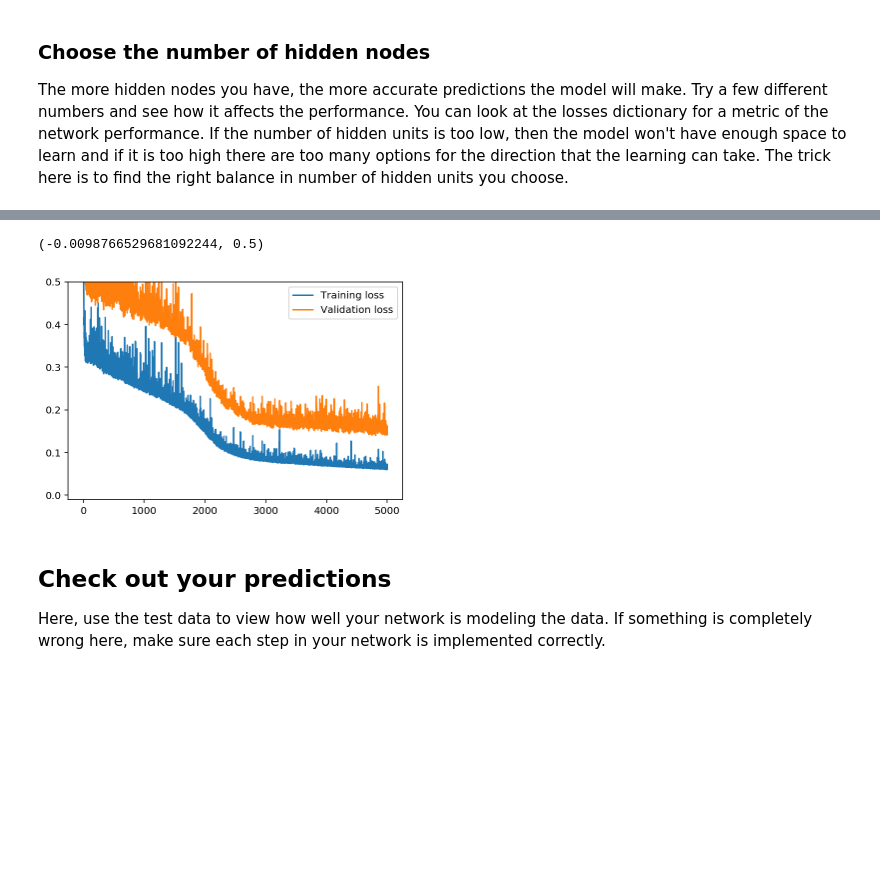
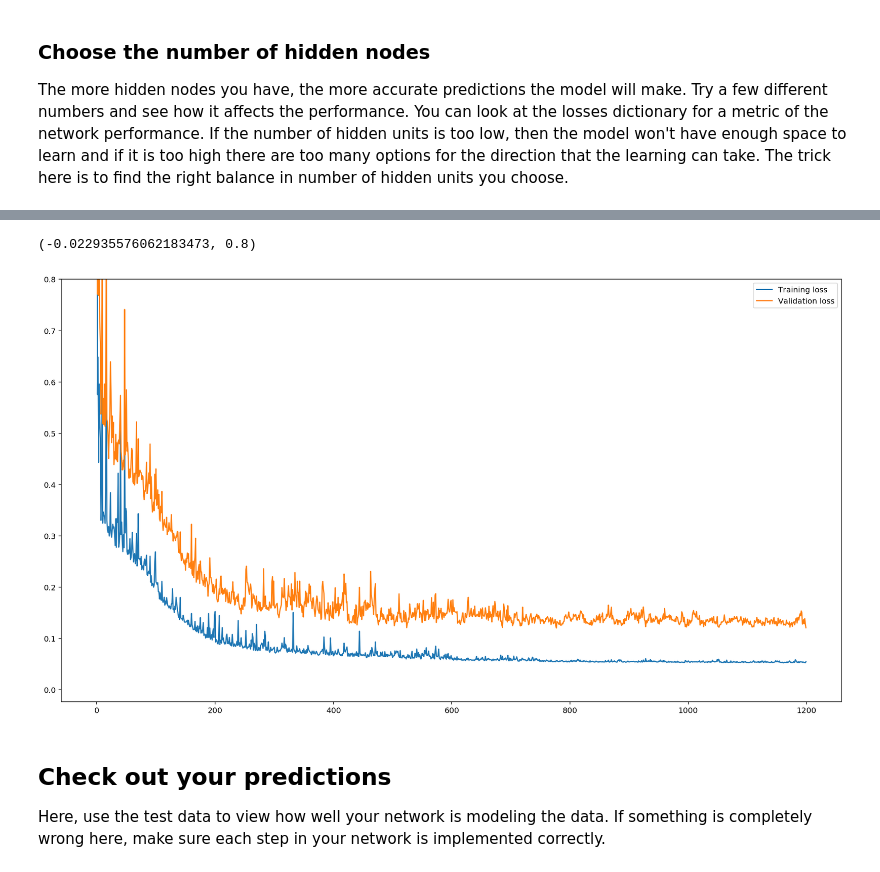
Before and after one commit to roustem/dlnd-your-first-neural-network, a Jupyter notebook: dlnd-your-first-neural-network.ipynb, the cells around one changed output, grey strips where cells are left out. Saved outputs shown, nothing was run; the diff lists cells and outputs as text; code cells hidden in the pictures; blank space fills up the shorter version.

Commit message:
Updated hyperparameters.
Reduced number of hidden units from 64 to 30, reduced number of
iterations. Learning rate is adjusted dynamically. Shorter training
time and better results.

```diff
--- a/dlnd-your-first-neural-network.ipynb
+++ b/dlnd-your-first-neural-network.ipynb
@@ -127,6 +132,9 @@ class NeuralNetwork(object):
 
         # Activation function is the sigmoid function
         self.activation_function = sigmoid
+
+    def adjust_learning_rate(self, multiplier):
+        self.lr = self.lr * multiplier
 
     def train(self, inputs_list, targets_list):
         # Convert inputs list to 2d array
@@ -192,9 +200,9 @@ The more hidden nodes you have, the more accurate predictions the model will mak
 import sys
 
 ### Set the hyperparameters here ###
-epochs = 5000
-learning_rate = 0.005
-hidden_nodes = 64
+epochs = 1200
+learning_rate = 0.1
+hidden_nodes = 16
 output_nodes = 1
 
 np.random.seed(42)
@@ -204,6 +212,24 @@ network = NeuralNetwork(N_i, hidden_nodes, output_nodes, learning_rate)
 
 losses = {'train':[], 'validation':[]}
 for e in range(epochs):
+    if e == 30:
+        network.adjust_learning_rate(0.8)
+
+    if e == 100:
+        network.adjust_learning_rate(0.8)
+
+    if e == 200:
+        network.adjust_learning_rate(0.9)
+
+    if e == 300:
+        network.adjust_learning_rate(0.9)
+
+    if e == 600:
+        network.adjust_learning_rate(0.6)
+
+    if e == 750:
+        network.adjust_learning_rate(0.5)
+
     # Go through a random batch of 128 records from the training data set
     batch = np.random.choice(train_features.index, size=128)
     for record, target in zip(train_features.ix[batch].values,
@@ -218,5 +244,6 @@ for e in range(epochs):
                      + " ... Validation loss: " + str(val_loss)[:5])
 
     losses['train'].append(train_loss)
+
     losses['validation'].append(val_loss)
 # %% [output]
@@ -224,11 +251,12 @@ Progress: 99.9% ... Training loss: 0.061 ... Validation loss: 0.160
 # %%
+plt.figure(figsize=(18,10))
 plt.plot(losses['train'], label='Training loss')
 plt.plot(losses['validation'], label='Validation loss')
 plt.legend()
-plt.ylim(ymax=0.5)
+plt.ylim(ymax=0.8)
 # %% [output]
-(-0.0098766529681092244, 0.5)
+(-0.022935576062183473, 0.8)
-[figure, old version]
+[figure, new version]
 # %% [markdown]
 ## Check out your predictions
 
```
Also changed, not shown: parts of 4 cells of this notebook, 6 other files.
